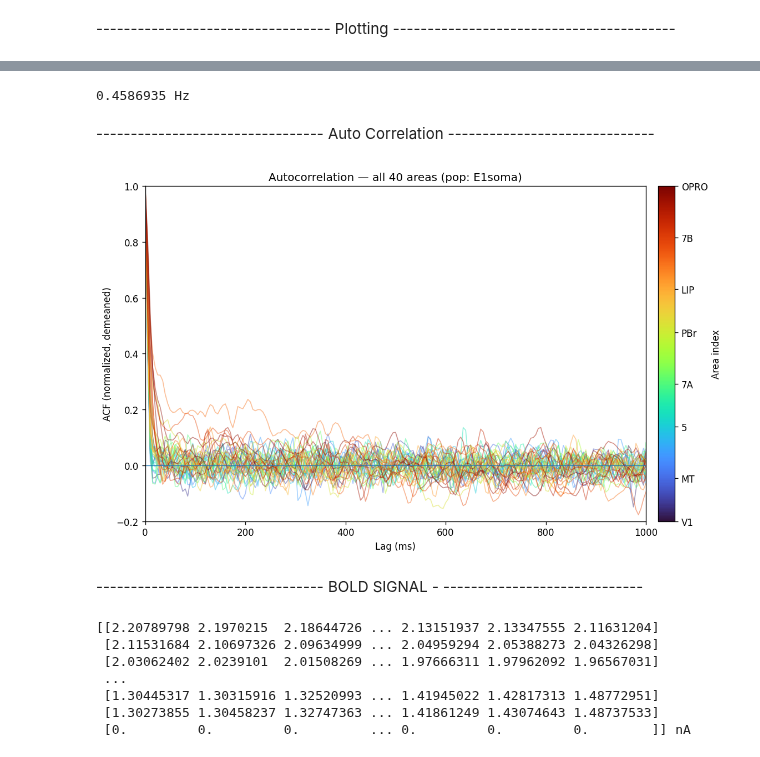
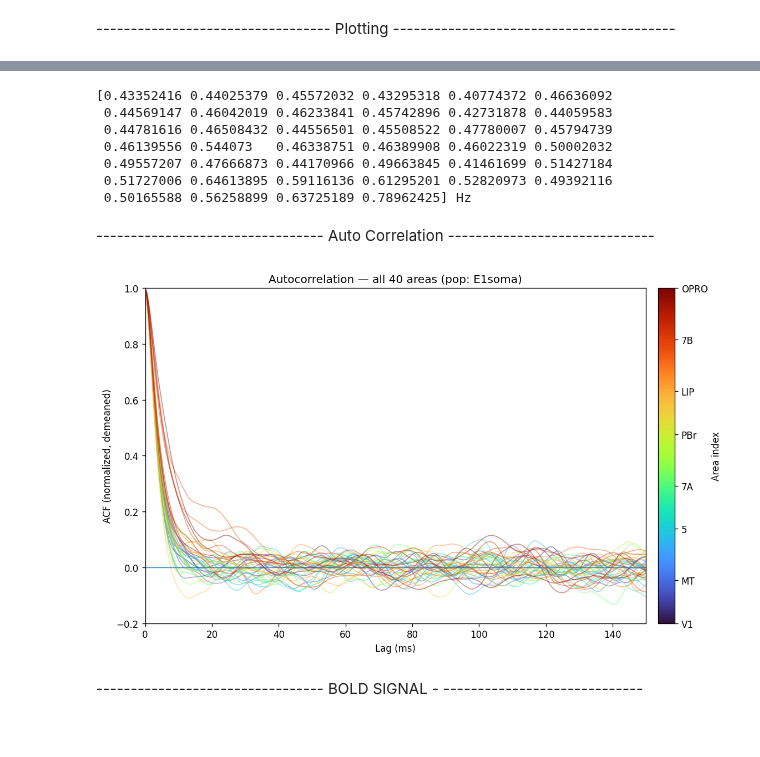
Before and after one commit to GKDavidson1/serotonin, a Jupyter notebook: RwB with multiple stim.ipynb, the cells around one changed output, grey strips where cells are left out. Cells and saved outputs as stored; diff of their text form; code cells hidden in the pictures.

Commit message:
more param work

```diff
--- a/RwB with multiple stim.ipynb
+++ b/RwB with multiple stim.ipynb
@@ -640,10 +581,13 @@ def initialise_variables(PARAMS,num_areas,num_pops,num_e_pops,area_list_SLN):
                           ,I_ext,I_lr_nmda,I_lr_ampa,I_local_nmda,I_local_ampa,I_local_gaba
                           ,I_soma_dend,I_total,I_exc_dend,I_inh_dend,I_local_gaba_dend,I_adapt
                           ,I_0,I_noise,noise_rhs,parameters,lr_targets_FEF,I_total_abs):
+
+    # noise_delay = 8
     for i_t in range(1,num_iterations):
 
         # update noise - dims = num local pops x num areas
-        I_noise = I_noise + -I_noise*(parameters['dt']/parameters['tau_ampa']) + noise_rhs[i_t-1,:,:]
+        I_noise = I_noise + -I_noise*(parameters['dt']/(parameters['tau_ampa'])) + noise_rhs[i_t-1,:,:]
+        # I_noise = I_noise + -I_noise*(parameters['dt']/(parameters['tau_noise'])) + noise_rhs[i_t-1,:,:] #NEW LINE
 
         # Long range NMDA to E populations
         I_lr_nmda[i_t-1,:,:2]   = ((e_grad*parameters['mu_ee']*nmda_da_grad)*W_superficial).dot(s_nmda[i_t-1,:,:1]).dot(nmda_frac[:2]*lr_targets[:2,:].T)
@@ -675,7 +619,7 @@ def initialise_variables(PARAMS,num_areas,num_pops,num_e_pops,area_list_SLN):
         I_local_gaba_dend[i_t-1,:,:] = e_sst_da_mat*(J_gaba_dend.dot(s_gaba_dend[i_t-1,:,:].T).T)
 
         # calculate the dendrite-to-soma current
-        I_exc_dend[i_t-1,:,:] = I_local_nmda[i_t-1,:,1:2] + I_lr_nmda[i_t-1,:,1:2] + I_local_ampa[i_t-1,:,1:2] + I_lr_ampa[i_t-1,:,1:2] +I_0[:,1:2] + I_ext[i_t-1,:,1:2] + I_noise[:,1:2]
+        I_exc_dend[i_t-1,:,:] = I_local_nmda[i_t-1,:,1:2] + I_lr_nmda[i_t-1,:,1:2] + I_local_ampa[i_t-1,:,1:2] + I_lr_ampa[i_t-1,:,1:2] +I_0[:,1:2] + I_ext[i_t-1,:,1:2] + I_noise[:,1:2] #Noise term is always 0 here
 
         I_inh_dend[i_t-1,:,:] = I_local_gaba_dend[i_t-1,:,:]
 
@@ -687,6 +631,7 @@ def initialise_variables(PARAMS,num_areas,num_pops,num_e_pops,area_list_SLN):
         # Define total input current as sum of local NMDA & GABA inputs, with background and external currents,
         # noise and long-range NMDA inputs, and an adaptation current
         I_total[i_t-1,:,:] = I_local_nmda[i_t-1,:,:] + I_local_ampa[i_t-1,:,:] +  I_local_gaba[i_t-1,:,:] + I_0 + I_ext[i_t-1,:,:] + I_noise + I_lr_nmda[i_t-1,:,:] + I_lr_ampa[i_t-1,:,:] + I_soma_dend[i_t-1,:,:] + I_adapt[i_t-1,:,:]
+
         I_total_abs[i_t-1,:,:] = abs(I_local_nmda[i_t-1,:,:]) + abs(I_local_ampa[i_t-1,:,:]) +  abs(I_local_gaba[i_t-1,:,:]) + abs(I_0) + abs(I_ext[i_t-1,:,:]) + abs(I_noise) + abs(I_lr_nmda[i_t-1,:,:]) + abs(I_lr_ampa[i_t-1,:,:]) + abs(I_soma_dend[i_t-1,:,:]) + abs(I_adapt[i_t-1,:,:])
 
 
@@ -759,7 +704,7 @@ def plot_all_areas_2col(
     t_end=None,
     stim_on=None,
     stim_off=None,
-    ylim=(0, 30),
+    ylim=(0, 15),
     figsize_per_row=2.6,
     dpi=120,
 ):
@@ -865,4 +810,10 @@ plt.show()
 # %%
-print(np.mean(R[:,0,0]))
+print(np.mean(R[:,:,0], axis= 0))
 # %% [output]
-0.4586935 Hz
+[0.43352416 0.44025379 0.45572032 0.43295318 0.40774372 0.46636092
+ 0.44569147 0.46042019 0.46233841 0.45742896 0.42731878 0.44059583
+ 0.44781616 0.46508432 0.44556501 0.45508522 0.47780007 0.45794739
+ 0.46139556 0.544073   0.46338751 0.46389908 0.46022319 0.50002032
+ 0.49557207 0.47666873 0.44170966 0.49663845 0.41461699 0.51427184
+ 0.51727006 0.64613895 0.59116136 0.61295201 0.52820973 0.49392116
+ 0.50165588 0.56258899 0.63725189 0.78962425] Hz
@@ -1029,24 +983,24 @@ def bin_firing_rate(
     return r_binned, dt_bin_ms
 # %%
 dt_ms = float(PARAMS["dt"] / b2.ms)
-bin_ms = 5
-R_binned, dt_bin_ms = bin_firing_rate(R[4000:,:,:], dt_ms=dt_ms, bin_ms=bin_ms, mode="mean")
+bin_ms = 0.5
+R_binned, dt_bin_ms = bin_firing_rate(R[2800:,:,:], dt_ms=dt_ms, bin_ms=bin_ms, mode="mean")
 
 
 # --- call it ---
 plot_acf_oneplot_gradient(
     R_binned,
     area_names=area_list_SLN,
-    pops=pops,              # use your existing `pops` variable
+    pops=pops,
     pop_name="E1soma",
     dt=bin_ms * brian2.ms,
-    max_lag_ms=1000,
+    max_lag_ms=150,
     cmap_name="turbo",      # very clear gradient for 40 lines
     alpha=0.45,
     lw=1.0
 )
 # %% [output]
-[figure, old version]
+[figure, new version]
 # %% [markdown]
 --------------------------------- BOLD
 SIGNAL - -----------------------------
@@ -1378,14 +1398,14 @@ def drive_abs_to_balloon_input(
         return x, d0
 # %%
 dt_old = PARAMS["dt"]
-dt_balloon = 750 * brian2.ms
-drive = itotal_to_drive_abs(I_total_abs, unit=brian2.pA, gain=1)   # (T, A)
+dt_balloon = 1200 * brian2.ms
+drive = itotal_to_drive_abs(I_total_abs[5000:,:,:], unit=brian2.pA, gain=1)   # (T, A)
 drive_ds, k, dt_balloon_s = downsample_to_dt(drive, dt_old, dt_balloon)
 
 # choose baseline window (example: first 10 seconds)
-i0 = int(5/dt_balloon_s)
+i0 = int(1/dt_balloon_s)
 # i1 = int(PARAMS["trial_length"] / dt_balloon_s)
-i1 = int(15 / dt_balloon_s)
+i1 = int(300 / dt_balloon_s)
 
 x, drive0 = drive_abs_to_balloon_input(drive_ds, baseline_idx=(i0, i1), gain=0.075)
 
@@ -1396,15 +1416,7 @@ bold, states = balloon_bold_per_area(
     method="rk4"
 )
 
-bold_percent = 100 * bold
+# bold_percent = 100 * bold
-# %% [output]
-[[2.20789798 2.1970215  2.18644726 ... 2.13151937 2.13347555 2.11631204]
- [2.11531684 2.10697326 2.09634999 ... 2.04959294 2.05388273 2.04326298]
- [2.03062402 2.0239101  2.01508269 ... 1.97666311 1.97962092 1.96567031]
- ...
- [1.30445317 1.30315916 1.32520993 ... 1.41945022 1.42817313 1.48772951]
- [1.30273855 1.30458237 1.32747363 ... 1.41861249 1.43074643 1.48737533]
- [0.         0.         0.         ... 0.         0.         0.        ]] nA
 # %%
 plot_bold(bold, dt_balloon_s)
 save_bold_csv(
```
Also changed, not shown: parts of 20 cells of this notebook, 13 other files.
